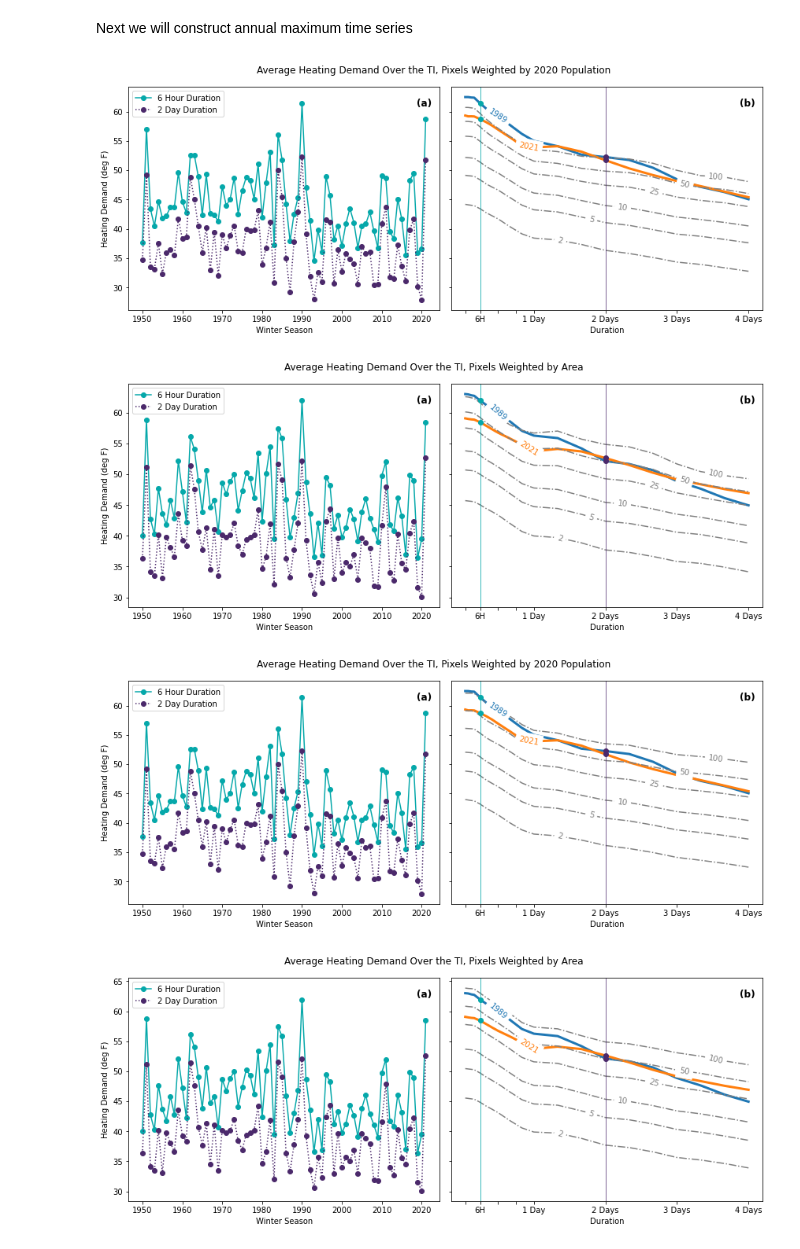
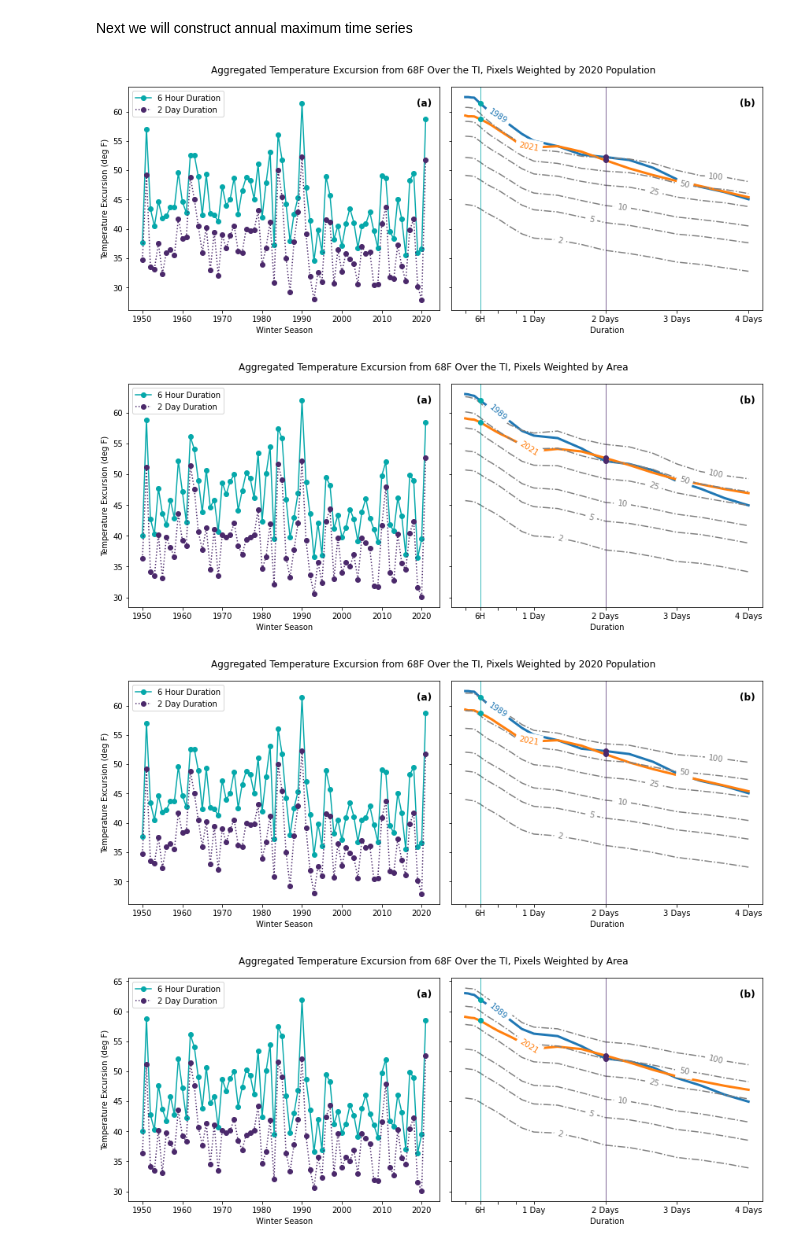
Before and after one commit to jdossgollin/2021-TXtreme, a Jupyter notebook: scripts/hdd_idf.ipynb, the cells around one changed output. Cells and saved outputs as stored; diff of their text form; code cells hidden in the pictures.

Commit message:
Update plots

```diff
--- a/scripts/hdd_idf.ipynb
+++ b/scripts/hdd_idf.ipynb
@@ -84,25 +84,25 @@ def calc_mle_return_level(X, T):
 plot_info = [
     [
         hdd_annual["pop_weighted"].sel(pop_year=2020),
-        "Average Heating Demand Over the TI, Pixels Weighted by 2020 Population",
+        "Aggregated Temperature Excursion from 68F Over the TI, Pixels Weighted by 2020 Population",
         calc_mle_return_level,
         "ERCOT_HDD_IDF_MLE_popweighted",
     ],
     [
         hdd_annual["area_weighted"],
-        "Average Heating Demand Over the TI, Pixels Weighted by Area",
+        "Aggregated Temperature Excursion from 68F Over the TI, Pixels Weighted by Area",
         calc_mle_return_level,
         "ERCOT_HDD_IDF_MLE_unweighted",
     ],
     [
         hdd_annual["pop_weighted"].sel(pop_year=2020),
-        "Average Heating Demand Over the TI, Pixels Weighted by 2020 Population",
+        "Aggregated Temperature Excursion from 68F Over the TI, Pixels Weighted by 2020 Population",
         calc_plotposition_return_level,
         "ERCOT_HDD_IDF_plotpos_popweighted",
     ],
     [
         hdd_annual["area_weighted"],
-        "Average Heating Demand Over the TI, Pixels Weighted by Area",
+        "Aggregated Temperature Excursion from 68F Over the TI, Pixels Weighted by Area",
         calc_plotposition_return_level,
         "ERCOT_HDD_IDF_plotpos_unweighted",
     ],
@@ -122,7 +122,7 @@ for obs, title, return_level, fname in plot_info:
     obs.sel(duration=48).plot(
         ax=ax, label="2 Day Duration", color="#4B296B", linestyle=":", marker="o"
     )
-    ax.set_ylabel("Heating Demand (deg F)")
+    ax.set_ylabel("Temperature Excursion (deg F)")
     ax.legend(loc="upper left")
     ax.set_title("")
     ax.set_xlabel("Winter Season")
@@ -154,34 +154,34 @@ for obs, title, return_level, fname in plot_info:
         for duration, color in zip([6, 48], ["#05A8AA", "#4B296B"]):
             ax.plot(
                 duration,
                 float(obs.sel(duration=duration, year_eff=year_eff)),
                 color=color,
                 marker="o",
             )
             ax.axvline(duration, color=color, linewidth=0.5)
 
     ax.set_xlabel("Duration")
     ax.set_xticks([1, 6, 12, 18, 24, 48, 72, 96])
     ax.set_xticklabels(["", "6H", "", "", "1 Day", "2 Days", "3 Days", "4 Days"])
     ax.set_title("")
     ax.set_ylabel("")
 
     add_panel_text(
         axes,
         backgroundcolor="white",
         fontsize=12,
     )
     # Add  color bars
 
     fig.subplots_adjust(top=0.925)
     fig.suptitle(title)
 
     fig.canvas.draw()
     fig.tight_layout()
     smart_save(fname)
     plt.show()
 # %% [output]
-[figure, old version]
+[figure, new version]
-[figure, old version]
+[figure, new version]
-[figure, old version]
+[figure, new version]
-[figure, old version]
+[figure, new version]
```
Also changed, not shown: parts of 1 cell of this notebook, 1 other file.
